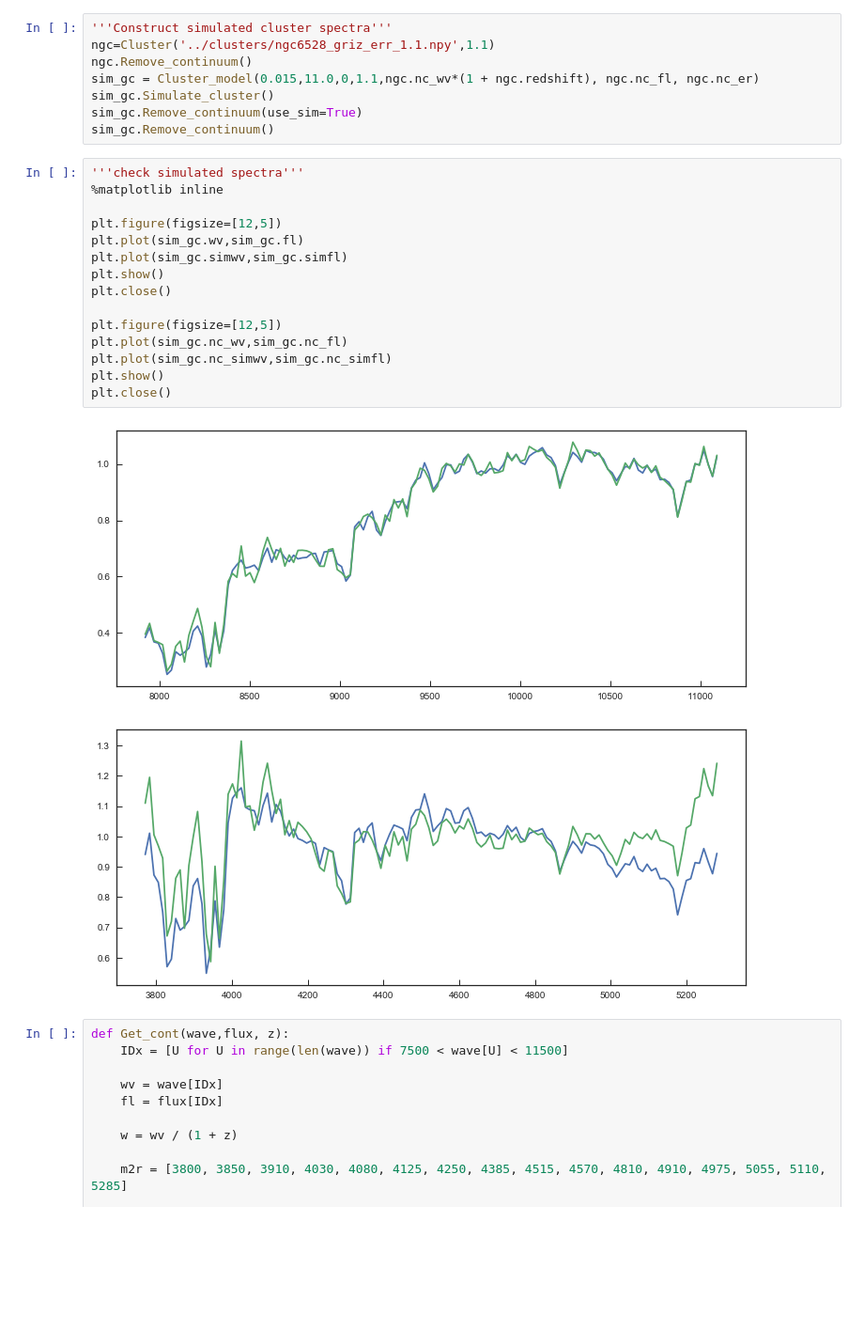
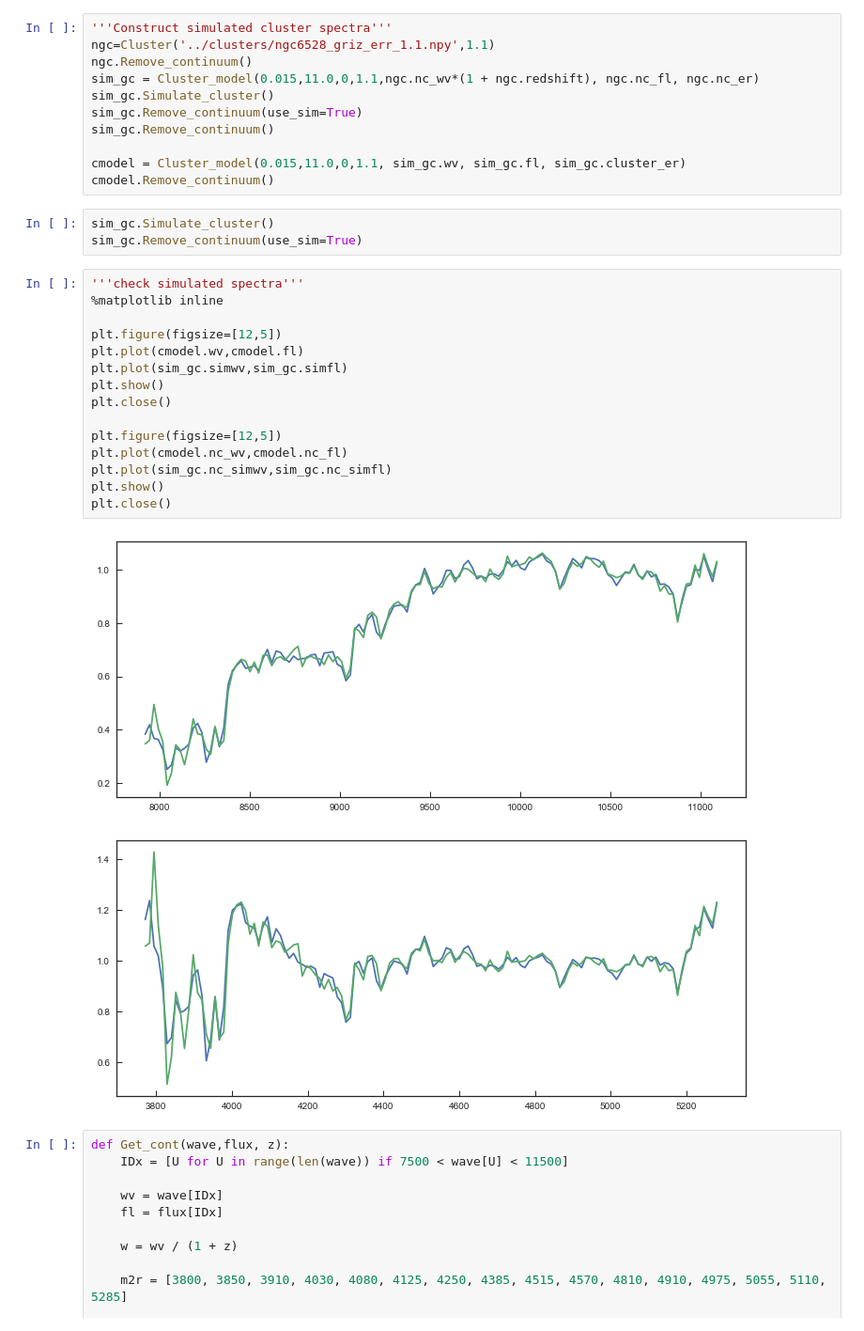
Before and after one commit to Vince-ec/Quiescent_analysis, a Jupyter notebook: scripts/cluster_cont_test.ipynb, the cells around one changed output. Shown at 94% size. Cells and saved outputs as stored; diff of their text form; blank space fills up the shorter version.

Commit message:
worked on simulated clusters

```diff
--- a/scripts/cluster_cont_test.ipynb
+++ b/scripts/cluster_cont_test.ipynb
@@ -20,24 +21,30 @@ sim_gc = Cluster_model(0.015,11.0,0,1.1,ngc.nc_wv*(1 + ngc.redshift), ngc.nc_fl,
 sim_gc.Simulate_cluster()
 sim_gc.Remove_continuum(use_sim=True)
 sim_gc.Remove_continuum()
+
+cmodel = Cluster_model(0.015,11.0,0,1.1, sim_gc.wv, sim_gc.fl, sim_gc.cluster_er)
+cmodel.Remove_continuum()
+# %%
+sim_gc.Simulate_cluster()
+sim_gc.Remove_continuum(use_sim=True)
 # %%
 '''check simulated spectra'''
 %matplotlib inline
 
 plt.figure(figsize=[12,5])
-plt.plot(sim_gc.wv,sim_gc.fl)
+plt.plot(cmodel.wv,cmodel.fl)
 plt.plot(sim_gc.simwv,sim_gc.simfl)
 plt.show()
 plt.close()
 
 plt.figure(figsize=[12,5])
-plt.plot(sim_gc.nc_wv,sim_gc.nc_fl)
+plt.plot(cmodel.nc_wv,cmodel.nc_fl)
 plt.plot(sim_gc.nc_simwv,sim_gc.nc_simfl)
 plt.show()
 plt.close()
 # %% [output]
-[figure, old version]
+[figure, new version]
-[figure, old version]
+[figure, new version]
 # %%
 def Get_cont(wave,flux, z):
     IDx = [U for U in range(len(wave)) if 7500 < wave[U] < 11500]
```
Also changed, not shown: parts of 5 cells of this notebook, 2 other files.
